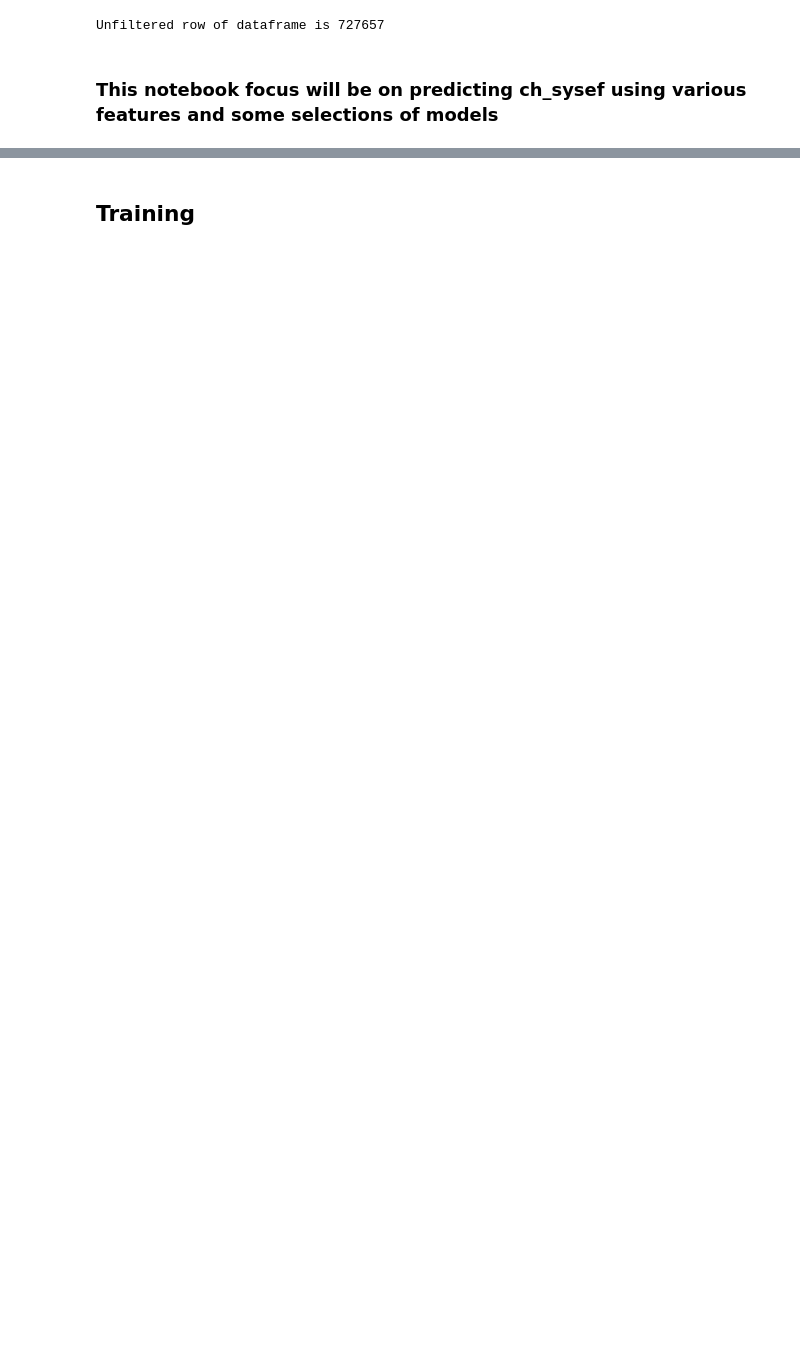
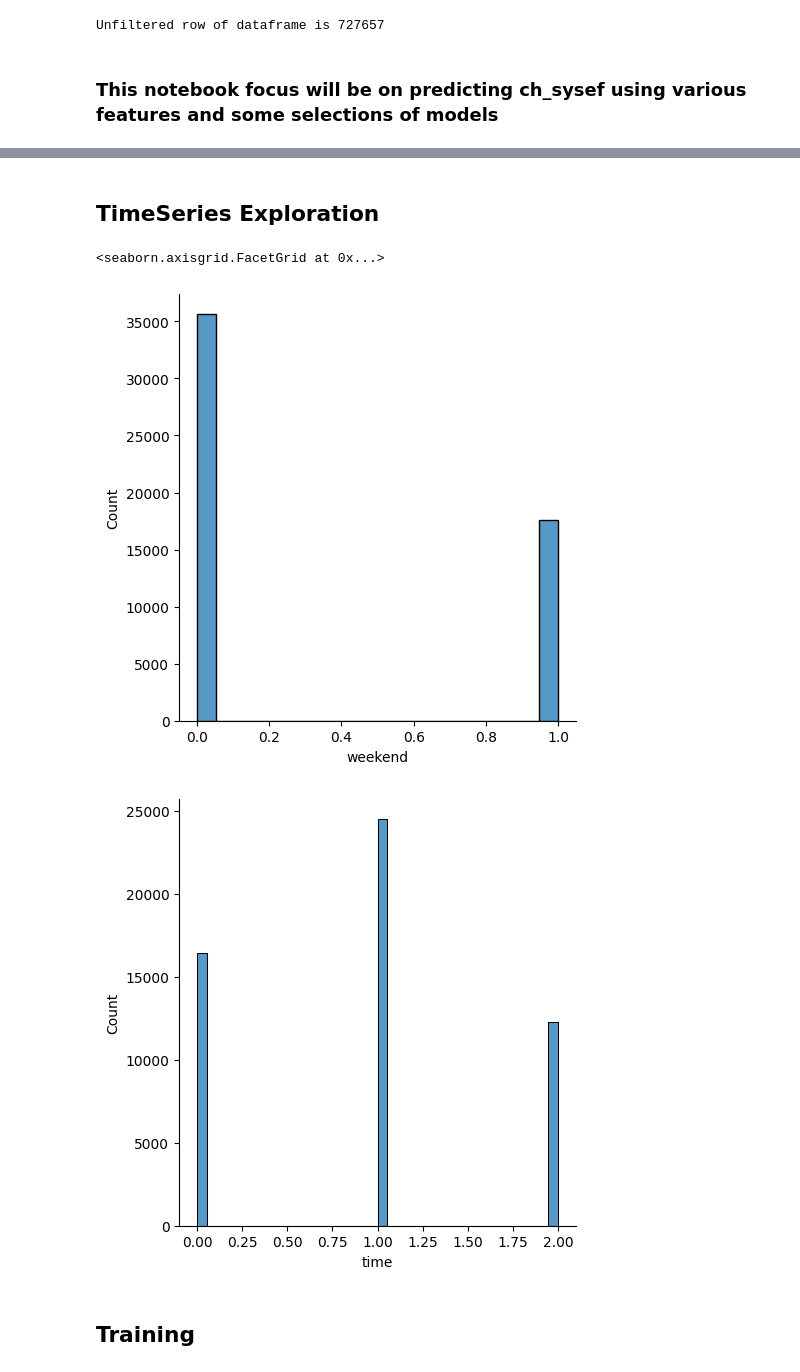
Before and after one commit to kaerintern/optimization, a Jupyter notebook: parklane/Experiments/model_training.ipynb, the cells around one changed output, grey strips where cells are left out. Drawn from its saved outputs; the diff is of its cells as text; code cells hidden in the pictures; blank space fills up the shorter version.

```diff
--- a/parklane/Experiments/parklane_ch_sysef_pred.ipynb
+++ b/parklane/Experiments/model_training.ipynb
@@ -105,2 +108,32 @@ total number of rows after filter is 176037
+# %% [markdown]
+## TimeSeries Exploration
+# %%
+# weekend column
+fil_df['weekend'] = pd.to_datetime(fil_df['timestamp']).dt.dayofweek
+fil_df['weekend'] = fil_df['weekend'].apply(lambda x:0 if x<=4 else 1)
+
+ch_sysef_df['weekend'] = fil_df['weekend']
+sns.displot(data=ch_sysef_df, x="weekend")
+
+# time column
+def time_dec(x):
+    if x<=12:
+        t = 0
+    elif x<=17:
+        t = 1
+    else:
+        t = 2
+
+    return t
+
+fil_df['time'] = pd.to_datetime(fil_df['timestamp']).dt.hour
+fil_df['time'] = fil_df['time'].apply(time_dec)
+
+ch_sysef_df['time'] = fil_df['time']
+sns.displot(data=ch_sysef_df, x="time")
+# %% [output]
+<seaborn.axisgrid.FacetGrid at 0x...>
+[figure, added]
+[figure, added]
 # %% [markdown]
 ## Training
```
Also changed, not shown: parts of 10 cells of this notebook.
